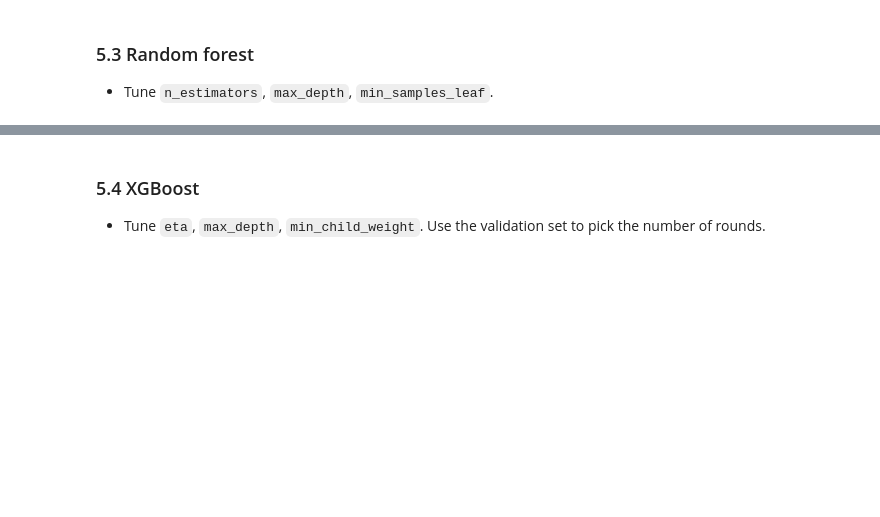
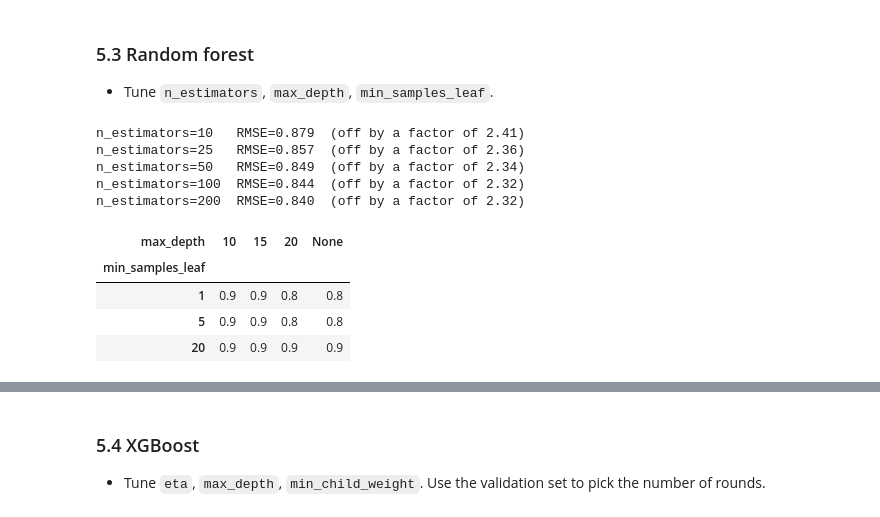
Before and after one commit to song2siren/ml-zoomcamp-rd-spend-benchmark, a Jupyter notebook: notebook.ipynb, the cells around one changed output, grey strips where cells are left out. Cells and saved outputs as stored; diff of their text form; code cells hidden in the pictures; blank space fills up the shorter version.

```diff
--- a/notebook.ipynb
+++ b/notebook.ipynb
@@ -492,3 +541,35 @@ Sector and country are one-hot encoded with `DictVectorizer` (95 features in tot
 # %% [markdown]
 ### 5.3 Random forest
 - Tune `n_estimators`, `max_depth`, `min_samples_leaf`.
+# %%
+from sklearn.ensemble import RandomForestRegressor
+
+# Step 1: how many trees?
+for n in [10, 25, 50, 100, 200]:
+    rf = RandomForestRegressor(n_estimators=n, random_state=1, n_jobs=-1)
+    rf.fit(X_train_dv, y_train)
+    score = rmse(y_val, rf.predict(X_val_dv))
+    print(f'n_estimators={n:<4} RMSE={score:.3f}  (off by a factor of {np.exp(score):.2f})')
+
+# Step 2: with 100 trees, tune depth and minimum leaf size
+scores = []
+for depth in [10, 15, 20, None]:
+    for leaf in [1, 5, 20]:
+        rf = RandomForestRegressor(n_estimators=100, max_depth=depth, min_samples_leaf=leaf,
+                                   random_state=1, n_jobs=-1)
+        rf.fit(X_train_dv, y_train)
+        scores.append((str(depth), leaf, rmse(y_val, rf.predict(X_val_dv))))
+
+df_scores = pd.DataFrame(scores, columns=['max_depth', 'min_samples_leaf', 'rmse'])
+df_scores.pivot(index='min_samples_leaf', columns='max_depth', values='rmse').round(3)
+# %% [output]
+n_estimators=10   RMSE=0.879  (off by a factor of 2.41)
+n_estimators=25   RMSE=0.857  (off by a factor of 2.36)
+n_estimators=50   RMSE=0.849  (off by a factor of 2.34)
+n_estimators=100  RMSE=0.844  (off by a factor of 2.32)
+n_estimators=200  RMSE=0.840  (off by a factor of 2.32)
+| max_depth | 10 | 15 | 20 | None |
+| min_samples_leaf |  |  |  |  |
+| 1 | 0.9 | 0.9 | 0.8 | 0.8 |
+| 5 | 0.9 | 0.9 | 0.8 | 0.8 |
+| 20 | 0.9 | 0.9 | 0.9 | 0.9 |
```
Also changed, not shown: parts of 9 cells of this notebook, 3 other files.
